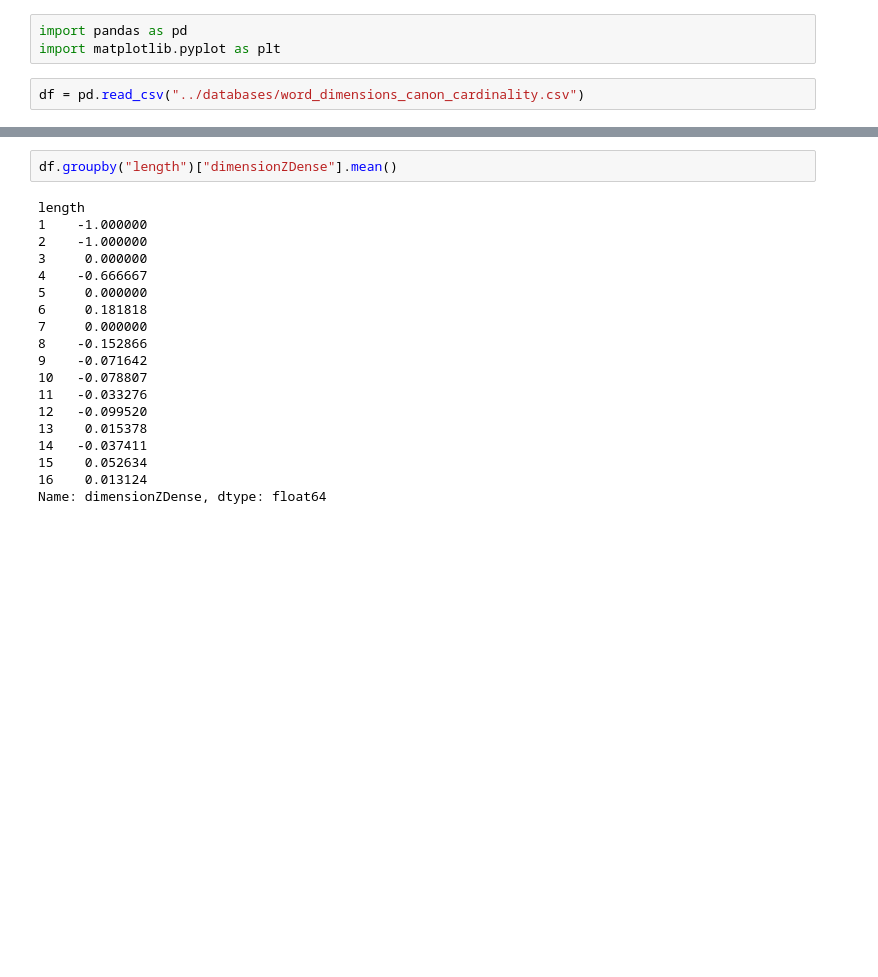
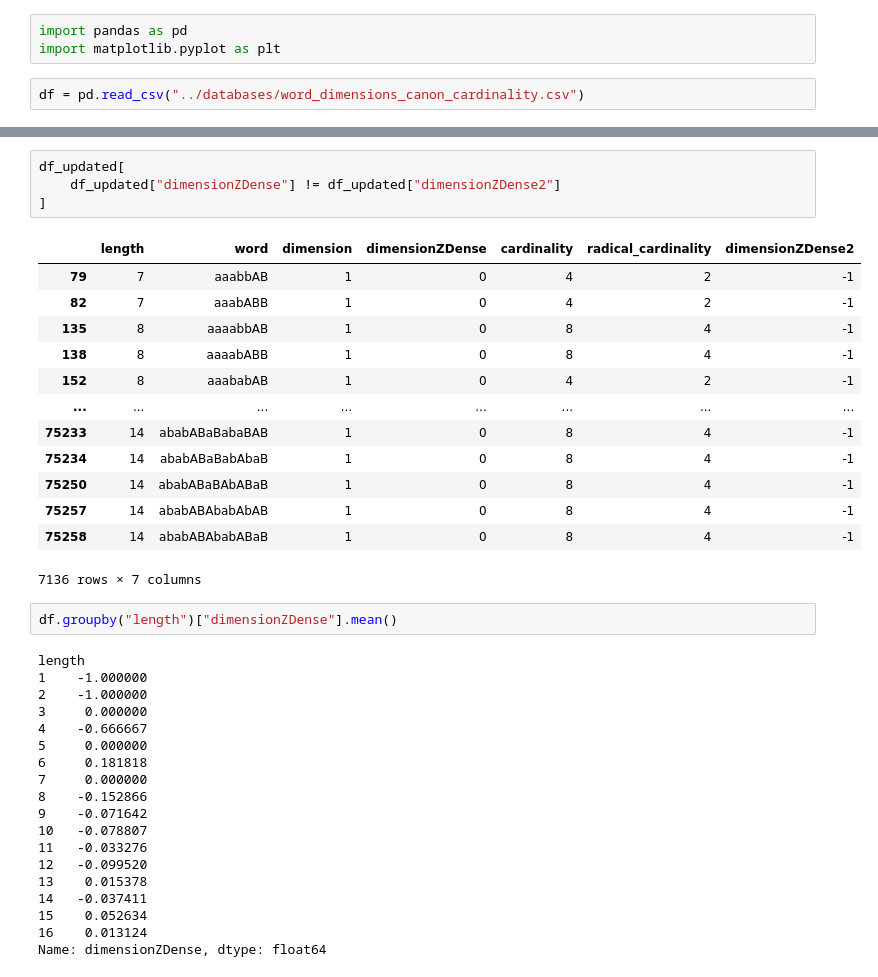
Before and after one commit to clarissa000/WordVarieties, a Jupyter notebook: analysis/analysis.ipynb, the cells around one changed output, grey strips where cells are left out. Cells and saved outputs as stored; diff of their text form; blank space fills up the shorter version.

```diff
--- a/analysis/analysis.ipynb
+++ b/analysis/analysis.ipynb
@@ -6,3 +25,21 @@ df = pd.read_csv("../databases/word_dimensions_canon_cardinality.csv")
+# %%
+df_updated[
+    df_updated["dimensionZDense"] != df_updated["dimensionZDense2"]
+]
+# %% [output]
+|  | length | word | dimension | dimensionZDense | cardinality | radical_cardinality | dimensionZDense2 |
+| 79 | 7 | aaabbAB | 1 | 0 | 4 | 2 | -1 |
+| 82 | 7 | aaabABB | 1 | 0 | 4 | 2 | -1 |
+| 135 | 8 | aaaabbAB | 1 | 0 | 8 | 4 | -1 |
+| 138 | 8 | aaaabABB | 1 | 0 | 8 | 4 | -1 |
+| 152 | 8 | aaababAB | 1 | 0 | 4 | 2 | -1 |
+| ... | ... | ... | ... | ... | ... | ... | ... |
+| 75233 | 14 | ababABaBabaBAB | 1 | 0 | 8 | 4 | -1 |
+| 75234 | 14 | ababABaBabAbaB | 1 | 0 | 8 | 4 | -1 |
+| 75250 | 14 | ababABaBAbABaB | 1 | 0 | 8 | 4 | -1 |
+| 75257 | 14 | ababABAbabAbAB | 1 | 0 | 8 | 4 | -1 |
+| 75258 | 14 | ababABAbabABaB | 1 | 0 | 8 | 4 | -1 |
+7136 rows × 7 columns
 # %%
 df.groupby("length")["dimensionZDense"].mean()
 # %% [output]
```
Also changed, not shown: parts of 3 cells of this notebook, 3 other files.
